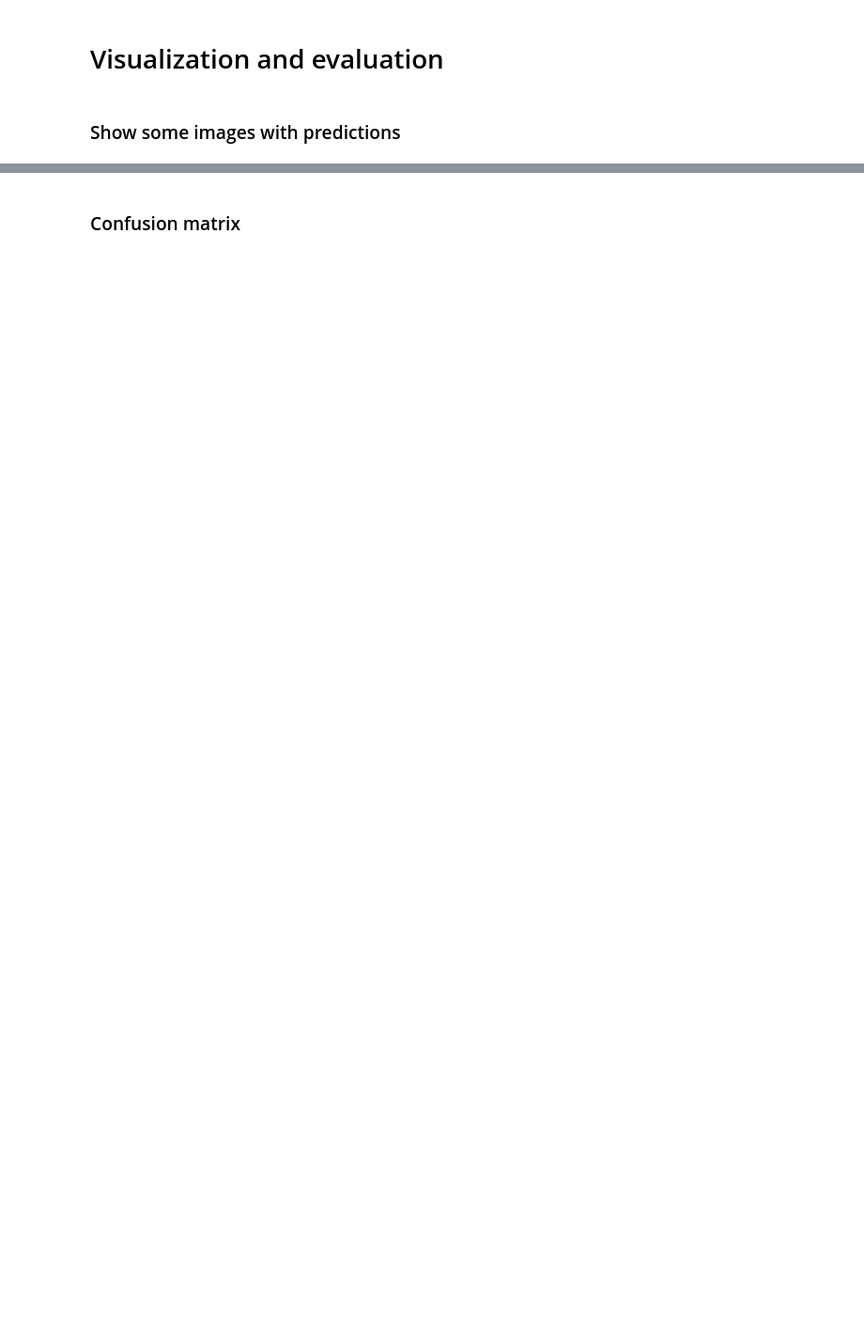
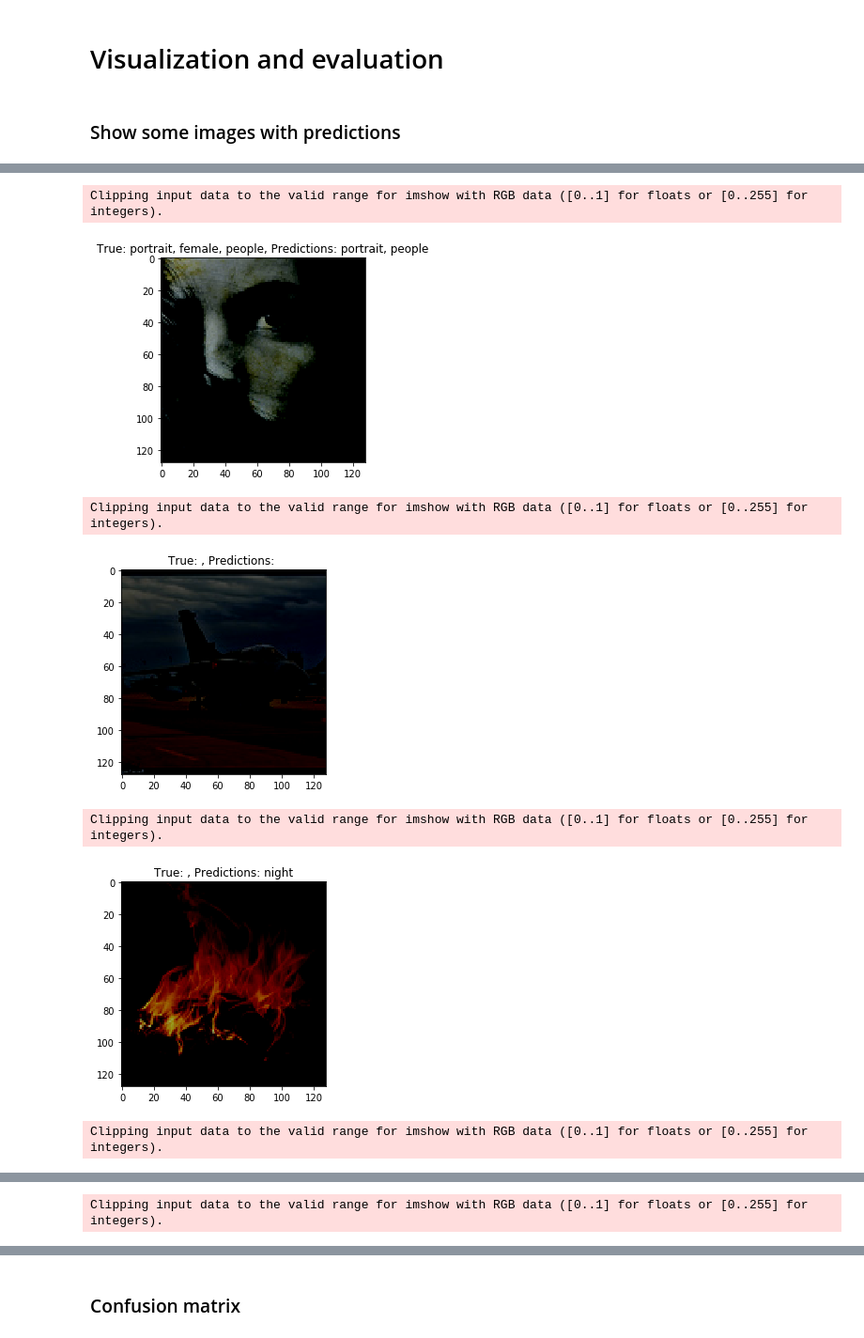
Before and after one commit to ikanher/the-three-caballeros, a Jupyter notebook: notebooks/09_transfer_learning_data_augmentation.ipynb, the cells around one changed output, grey strips where cells are left out. Shown at 94% size. Saved outputs shown, nothing was run; the diff lists cells and outputs as text; code cells hidden in the pictures; blank space fills up the shorter version.

```diff
--- a/notebooks/09_transfer_learning_data_augmentation.ipynb
+++ b/notebooks/09_transfer_learning_data_augmentation.ipynb
@@ -310,0 +323,10 @@ def train(train_dataloader, valid_dataloader, model, optimizer, scheduler, crite
+# %%
+def visualize_true_negatives(img_label, model, device, dataloader, n_to_show=10, threshold=0.75):
+
+    class_map = get_class_map()
+    img_class = class_map[img_label]
+
+    def predicate(pred_classes, true_classes):
+        return True if not img_class in pred_classes and not img_class in true_classes else False
+
+    visualize_predictions(model, device, dataloader, n_to_show=n_to_show, predicate=predicate)
@@ -638,0 +714,10 @@ visualize_predictions(model, device, train_dataloader, n_to_show=10, threshold=0
+# %%
+visualize_true_negatives(img_label, model, device, valid_dataloader, n_to_show=5)
+# %% [output]
+Clipping input data to the valid range for imshow with RGB data ([0..1] for floats or [0..255] for integers).
+[figure, added]
+Clipping input data to the valid range for imshow with RGB data ([0..1] for floats or [0..255] for integers).
+[figure, added]
+Clipping input data to the valid range for imshow with RGB data ([0..1] for floats or [0..255] for integers).
+[figure, added]
+Clipping input data to the valid range for imshow with RGB data ([0..1] for floats or [0..255] for integers).
@@ -638,0 +725 @@ visualize_predictions(model, device, train_dataloader, n_to_show=10, threshold=0
+Clipping input data to the valid range for imshow with RGB data ([0..1] for floats or [0..255] for integers).
```
Also changed, not shown: parts of 22 cells of this notebook.
